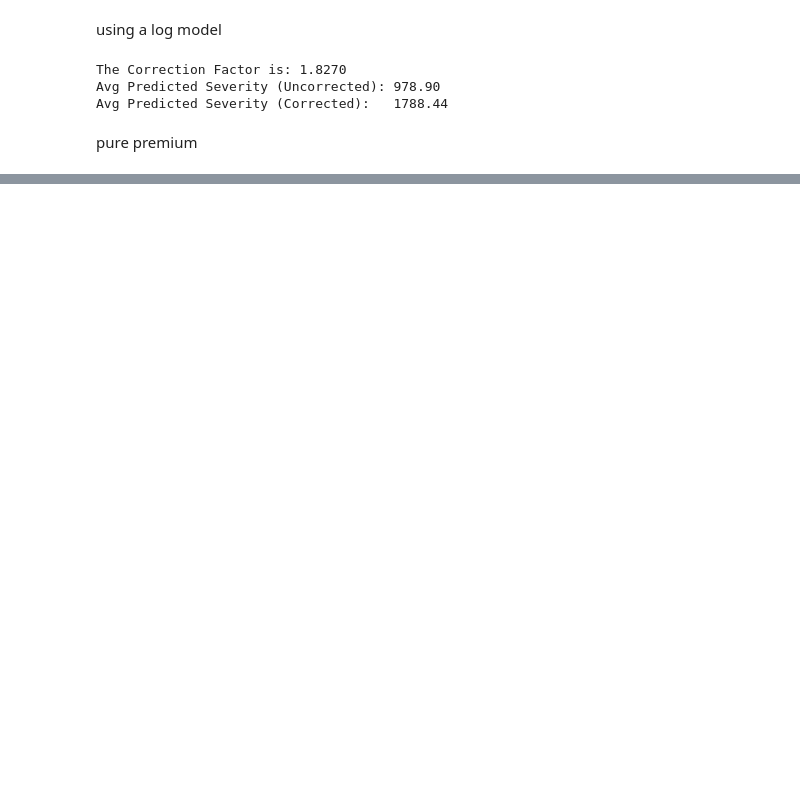
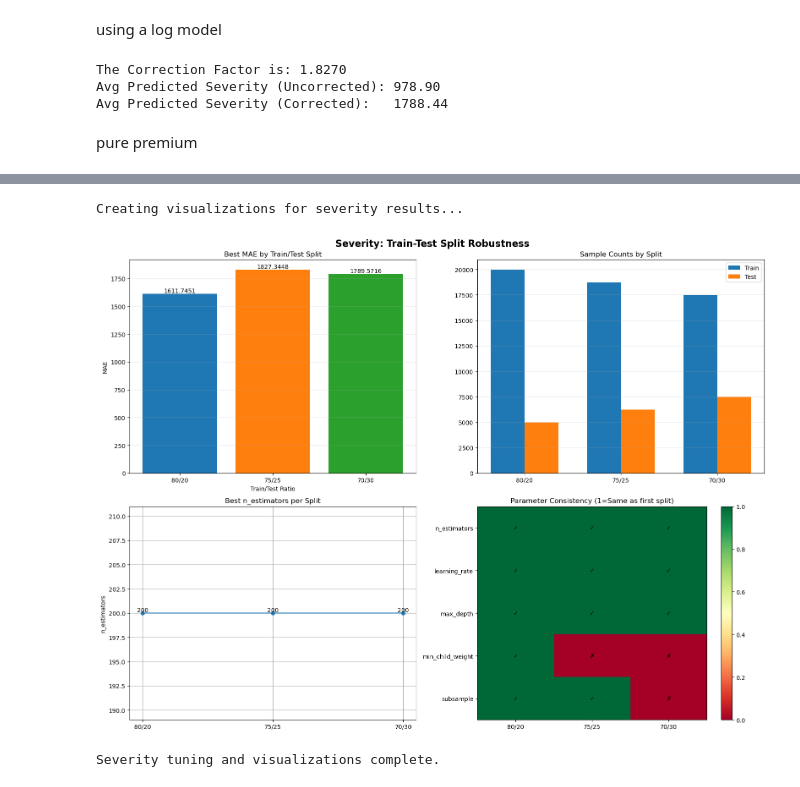
Before and after one commit to kyoutay/Pic-16b-project, a Jupyter notebook: model_notebook.ipynb, the cells around one changed output, grey strips where cells are left out. Drawn from its saved outputs; the diff is of its cells as text; code cells hidden in the pictures; blank space fills up the shorter version.

```diff
--- a/model_notebook.ipynb
+++ b/model_notebook.ipynb
@@ -217,9 +220,11 @@ X_train, X_test, y_train, y_test, w_train, w_test = train_test_split(
 
 xgb_sev = xgb.XGBRegressor(
     objective='reg:gamma',    #gamma objective not poisson
-    n_estimators=100,
-    learning_rate=0.05,
-    max_depth=3,
+    n_estimators=200,
+    learning_rate=0.1,
+    max_depth=4,
+    min_child_weight = 3,
+    subsample = 0.9,
     base_score = y_train.mean(),
     n_jobs=-1,
     random_state=42
@@ -244,4 +249,6 @@ print(f"Mean Absolute Error:   {mae:.2f}")
 
 print(f"\nAvg Actual Severity:   {y_test.mean():.2f}")
 print(f"Avg Predicted Severity:{pred_severity.mean():.2f}")
+
+# test difference for age ranges
 # %% [output]
@@ -298,0 +706,66 @@ Total Expected Loss (Premium): 581.21
+# %%
+# ==================== VISUALIZATIONS ====================
+print('\nCreating visualizations for severity results...')
+fig, axes = plt.subplots(2, 2, figsize=(16, 12))
+fig.suptitle('Severity: Train-Test Split Robustness', fontsize=16, fontweight='bold')
+
+# 1) Best MAE by split
+split_labels = [f"{int(r['train_size']*100)}/{int(r['test_size']*100)}" for r in sev_split_results]
+mae_vals = [r['best_mae'] for r in sev_split_results]
+axes[0, 0].bar(split_labels, mae_vals, color=['#1f77b4','#ff7f0e','#2ca02c'])
+axes[0, 0].set_title('Best MAE by Train/Test Split')
+axes[0, 0].set_xlabel('Train/Test Ratio')
+axes[0, 0].set_ylabel('MAE')
+axes[0, 0].grid(axis='y', alpha=0.3)
+for i, v in enumerate(mae_vals):
+    axes[0, 0].text(i, v + 1e-6, f"{v:.4f}", ha='center', va='bottom')
+
+# 2) Sample sizes
+train_sizes = [r['n_train'] for r in sev_split_results]
+test_sizes = [r['n_test'] for r in sev_split_results]
+ind = np.arange(len(split_labels))
+width = 0.35
+axes[0, 1].bar(ind - width/2, train_sizes, width, label='Train')
+axes[0, 1].bar(ind + width/2, test_sizes, width, label='Test')
+axes[0, 1].set_xticks(ind)
+axes[0, 1].set_xticklabels(split_labels)
+axes[0, 1].set_title('Sample Counts by Split')
+axes[0, 1].legend()
+axes[0, 1].grid(axis='y', alpha=0.3)
+
+# 3) Best n_estimators across splits
+n_est = [r['best_params']['n_estimators'] for r in sev_split_results]
+axes[1, 0].plot(split_labels, n_est, marker='o')
+axes[1, 0].set_title('Best n_estimators per Split')
+axes[1, 0].set_ylabel('n_estimators')
+axes[1, 0].grid(True)
+for i, v in enumerate(n_est):
+    axes[1, 0].text(i, v, str(v), ha='center', va='bottom')
+
+# 4) Parameter stability heatmap
+param_stability_matrix = []
+for param in param_names_sev:
+    vals = [r['best_params'][param] for r in sev_split_results]
+    # compare to first split value
+    param_stability_matrix.append([1 if v == vals[0] else 0 for v in vals])
+
+stability_df = pd.DataFrame(param_stability_matrix, index=param_names_sev, columns=split_labels)
+im = axes[1, 1].imshow(stability_df.astype(int), cmap='RdYlGn', vmin=0, vmax=1, aspect='auto')
+axes[1, 1].set_xticks(np.arange(len(split_labels)))
+axes[1, 1].set_xticklabels(split_labels)
+axes[1, 1].set_yticks(np.arange(len(param_names_sev)))
+axes[1, 1].set_yticklabels(param_names_sev)
+axes[1, 1].set_title('Parameter Consistency (1=Same as first split)')
+for i in range(len(param_names_sev)):
+    for j in range(len(split_labels)):
+        axes[1, 1].text(j, i, '✓' if stability_df.iloc[i, j] else '✗', ha='center', va='center')
+
+plt.colorbar(im, ax=axes[1, 1])
+plt.tight_layout()
+plt.show()
+
+print('Severity tuning and visualizations complete.')
+# %% [output]
+Creating visualizations for severity results...
+[figure, added]
+Severity tuning and visualizations complete.
```
Also changed, not shown: parts of 8 cells of this notebook, 3 other files.
